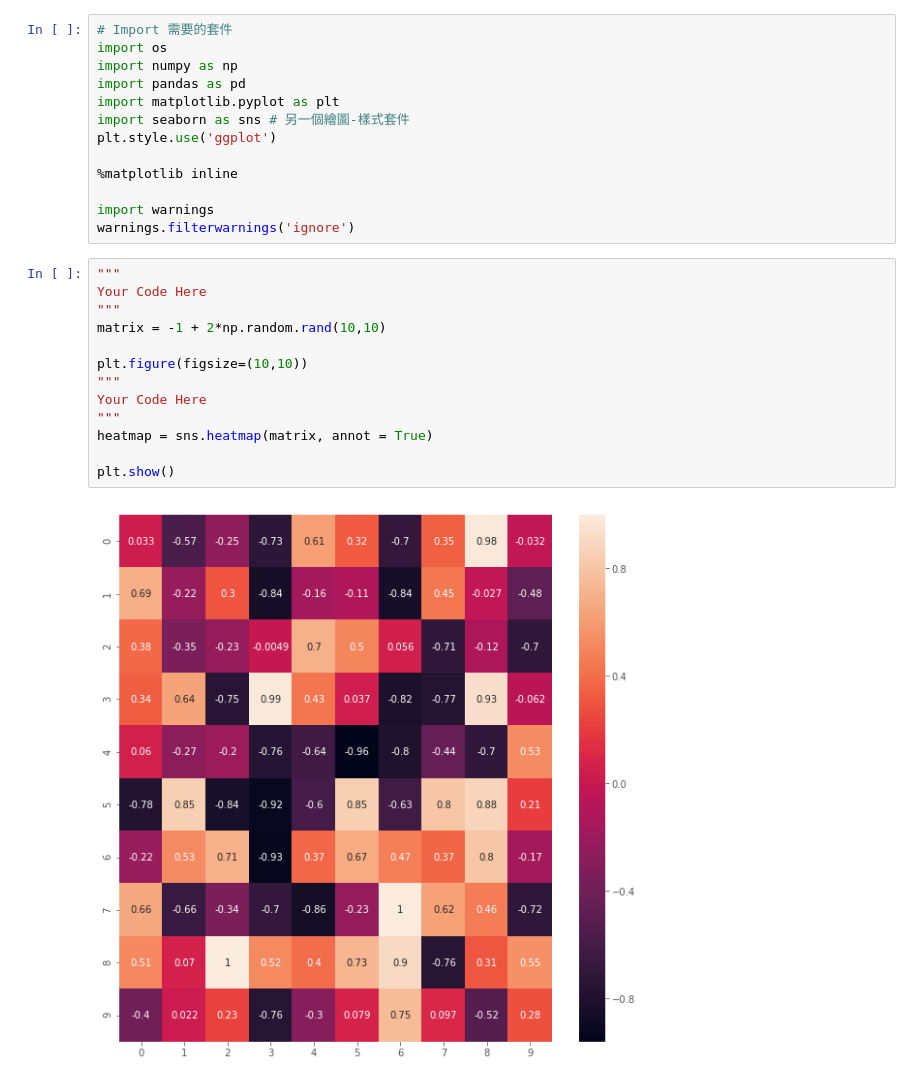
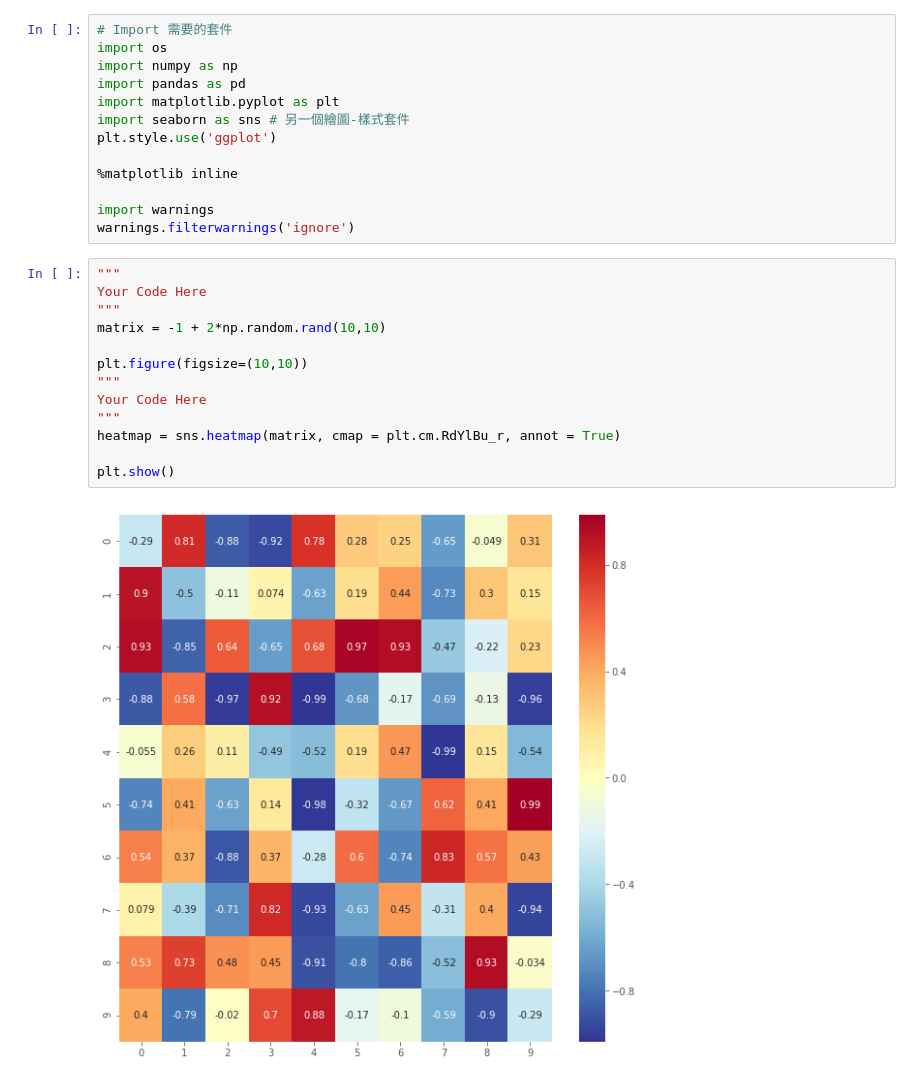
Before and after one commit to huzhecheng/ML100-Days, a Jupyter notebook: Day_015_HW.ipynb, the cells around one changed output. Cells and saved outputs as stored; diff of their text form.

```diff
--- a/Day_015_HW.ipynb
+++ b/Day_015_HW.ipynb
@@ -19,18 +19,18 @@ warnings.filterwarnings('ignore')
 # %%
 """
 Your Code Here
 """
 matrix = -1 + 2*np.random.rand(10,10)
 
 plt.figure(figsize=(10,10))
 """
 Your Code Here
 """
-heatmap = sns.heatmap(matrix, annot = True)
+heatmap = sns.heatmap(matrix, cmap = plt.cm.RdYlBu_r, annot = True)
 
 plt.show()
 # %% [output]
-[figure, old version]
+[figure, new version]
 # %%
 nrow = 1000
 ncol = 3
```
Also changed, not shown: parts of 2 cells of this notebook, 3 other files.
